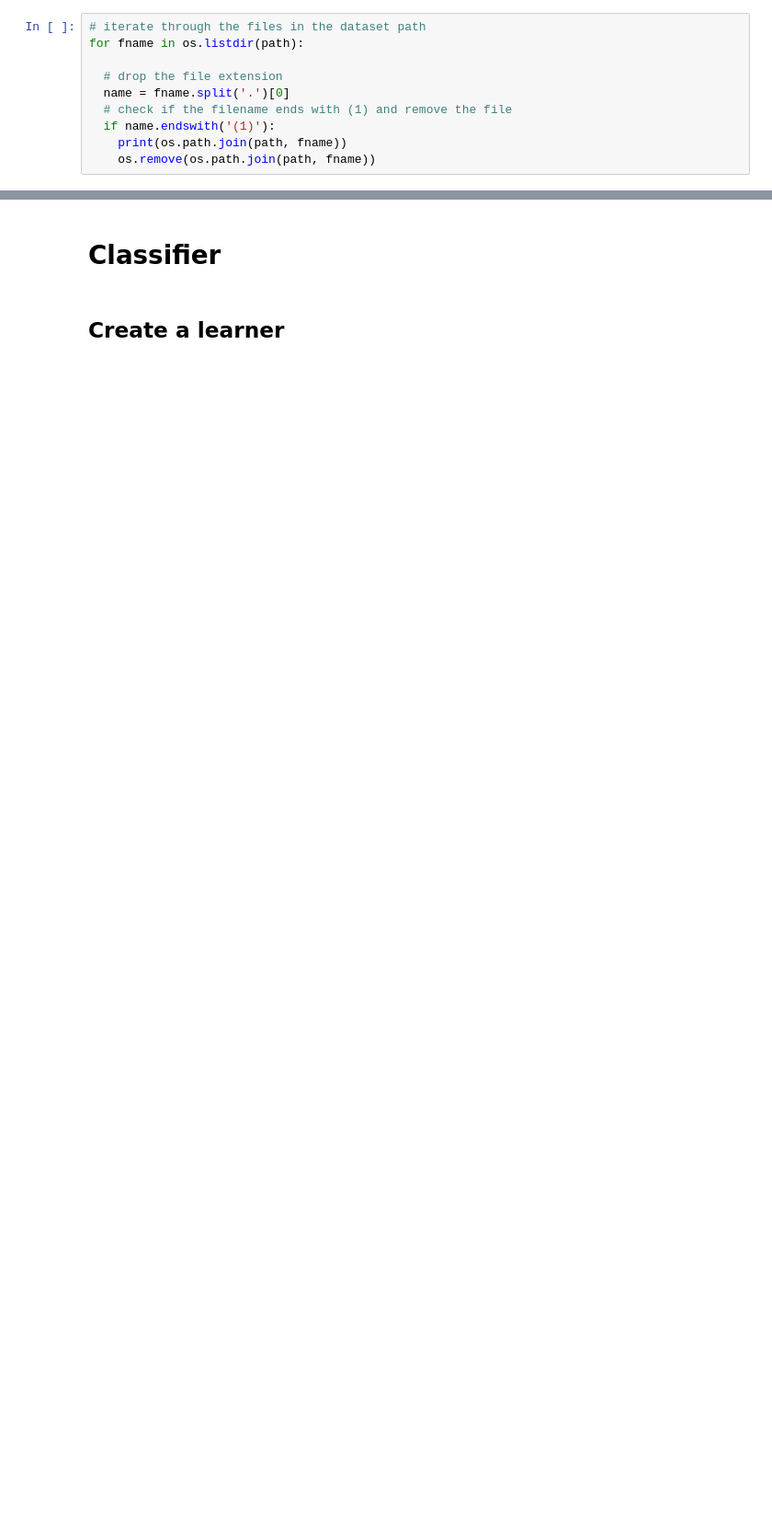
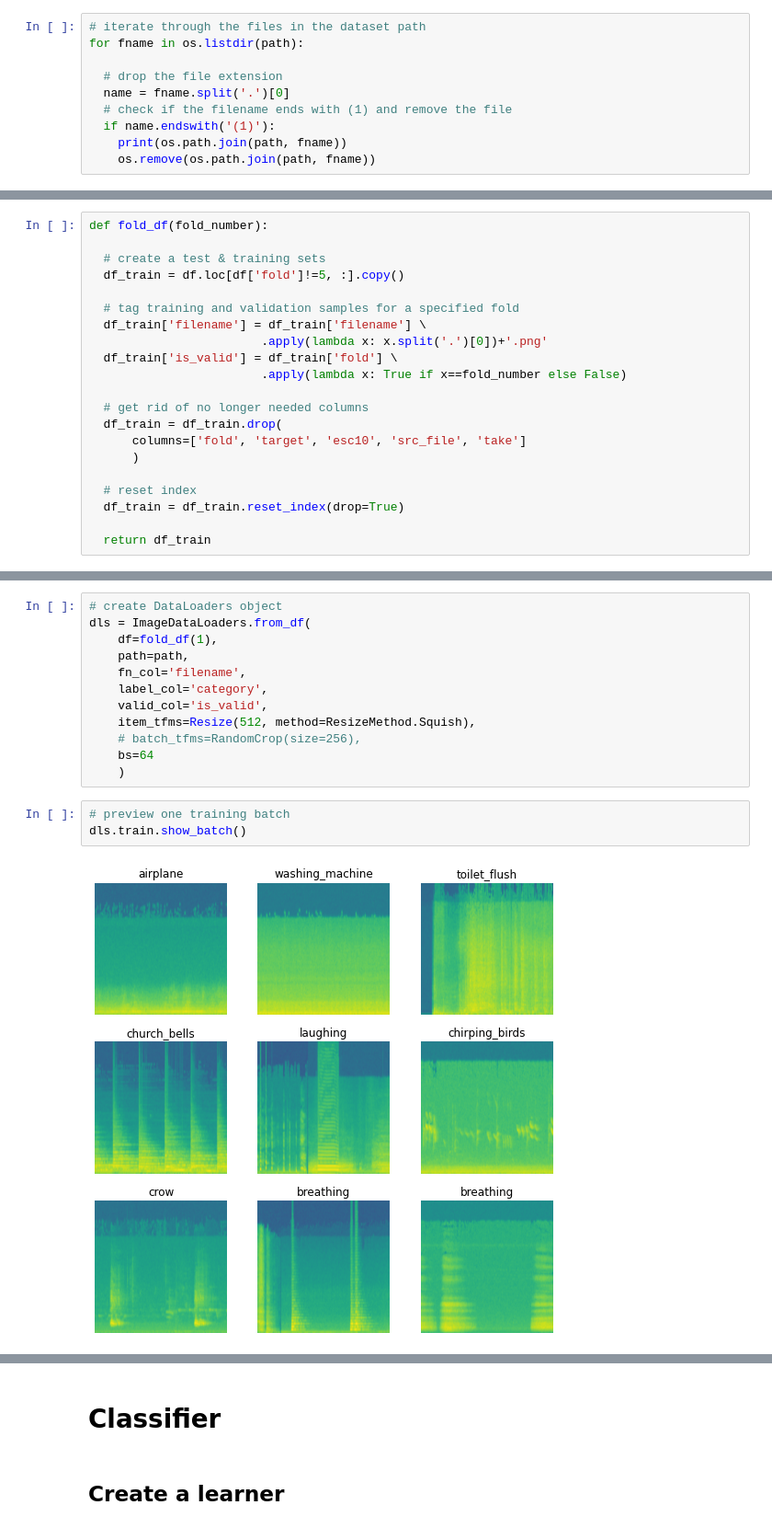
Before and after one commit to adamsiemaszkiewicz/sound_classifier, a Jupyter notebook: 02_Classifier.ipynb, the cells around one changed output, grey strips where cells are left out. Shown at 92% size. Saved outputs shown, nothing was run; the diff lists cells and outputs as text; blank space fills up the shorter version.

```diff
--- a/02_Classifier.ipynb
+++ b/02_Classifier.ipynb
@@ -176,0 +251,21 @@ dls.show_batch()
+# %%
+def fold_df(fold_number):
+
+  # create a test & training sets
+  df_train = df.loc[df['fold']!=5, :].copy()
+
+  # tag training and validation samples for a specified fold
+  df_train['filename'] = df_train['filename'] \
+                        .apply(lambda x: x.split('.')[0])+'.png'
+  df_train['is_valid'] = df_train['fold'] \
+                        .apply(lambda x: True if x==fold_number else False)
+
+  # get rid of no longer needed columns
+  df_train = df_train.drop(
+      columns=['fold', 'target', 'esc10', 'src_file', 'take']
+      )
+
+  # reset index
+  df_train = df_train.reset_index(drop=True)
+
+  return df_train
@@ -176,0 +291,17 @@ dls.show_batch()
+# %%
+# create DataLoaders object
+dls = ImageDataLoaders.from_df(
+    df=fold_df(1),
+    path=path,
+    fn_col='filename',
+    label_col='category',
+    valid_col='is_valid',
+    item_tfms=Resize(512, method=ResizeMethod.Squish),
+    # batch_tfms=RandomCrop(size=256),
+    bs=64
+    )
+# %%
+# preview one training batch
+dls.train.show_batch()
+# %% [output]
+[figure, added]
```
Also changed, not shown: parts of 117 cells of this notebook, 1 other file.
